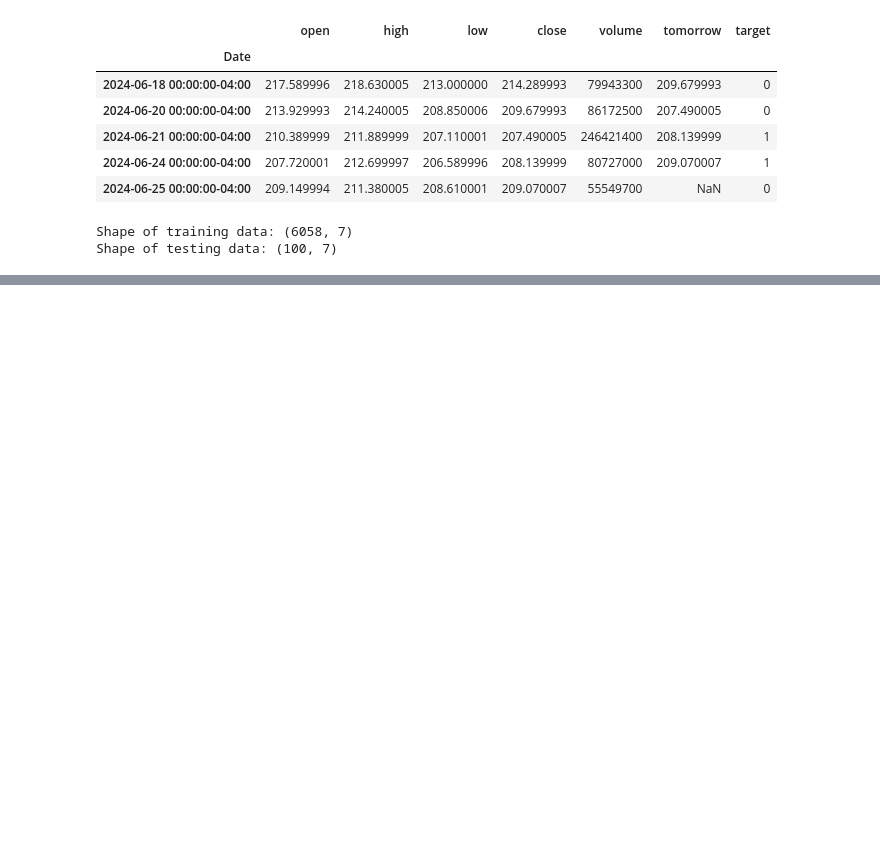
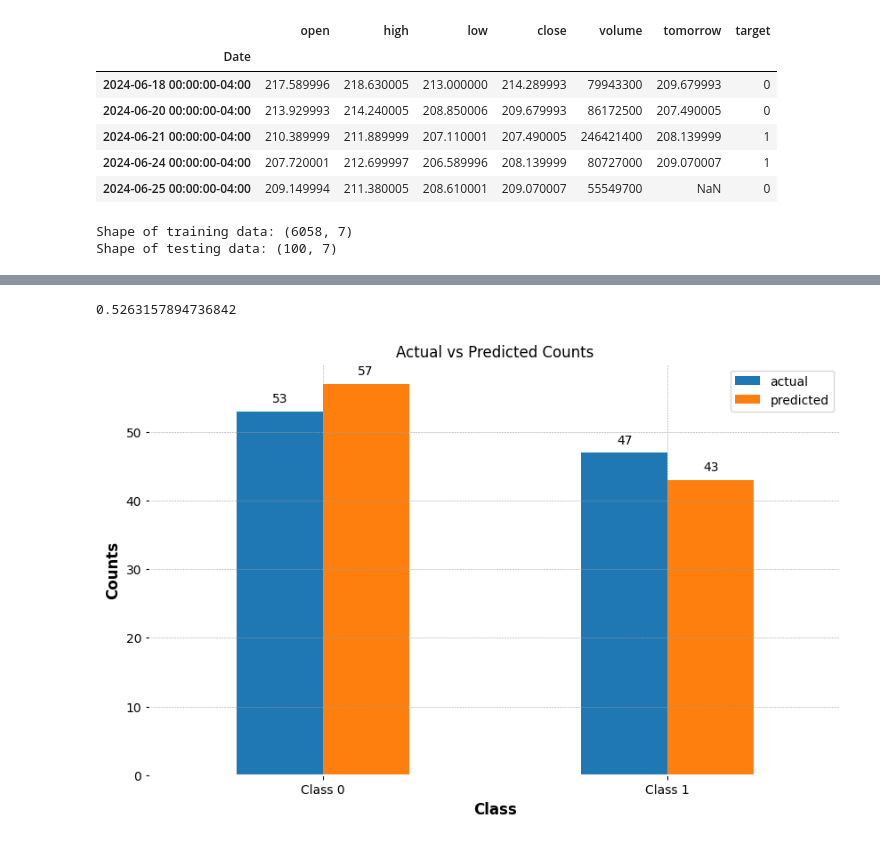
Before and after one commit to Asifdotexe/StoDir, a Jupyter notebook: code/stock-price-prediction.ipynb, the cells around one changed output, grey strips where cells are left out. Cells and saved outputs as stored; diff of their text form; code cells hidden in the pictures; blank space fills up the shorter version.

Commit message:
#13 performing prediction - checking prediction - plotting barplot to visualise actual vs predicted

```diff
--- a/code/stock-price-prediction.ipynb
+++ b/code/stock-price-prediction.ipynb
@@ -210,0 +213,31 @@ model.fit(train[predictors], train['target'])
+# %%
+# predicting using the testing data
+pred = model.predict(test[predictors])
+
+# checking the model precision
+pred = pd.Series(pred, index= test.index)
+precision_score(test['target'], pred)
+# %% [output]
+0.5263157894736842
+# %%
+# creating barplot to visualise the actual vs predicted
+combined = pd.concat([test["target"], pred], axis=1)
+combined.columns = ["actual", "predicted"]
+
+counts = combined.apply(pd.Series.value_counts)
+
+ax = counts.plot(kind='bar', figsize=(10, 6))
+plt.title('Actual vs Predicted Counts')
+plt.xlabel('Class')
+plt.ylabel('Counts')
+plt.xticks(ticks=[0, 1], labels=['Class 0', 'Class 1'], rotation=0)
+
+for p in ax.patches:
+    ax.annotate(f'{int(p.get_height())}',
+                (p.get_x() + p.get_width() / 2., p.get_height()),
+                ha='center', va='bottom',
+                xytext=(0, 5), textcoords='offset points')
+
+plt.show()
+# %% [output]
+[figure, added]
```
Also changed, not shown: parts of 5 cells of this notebook.
